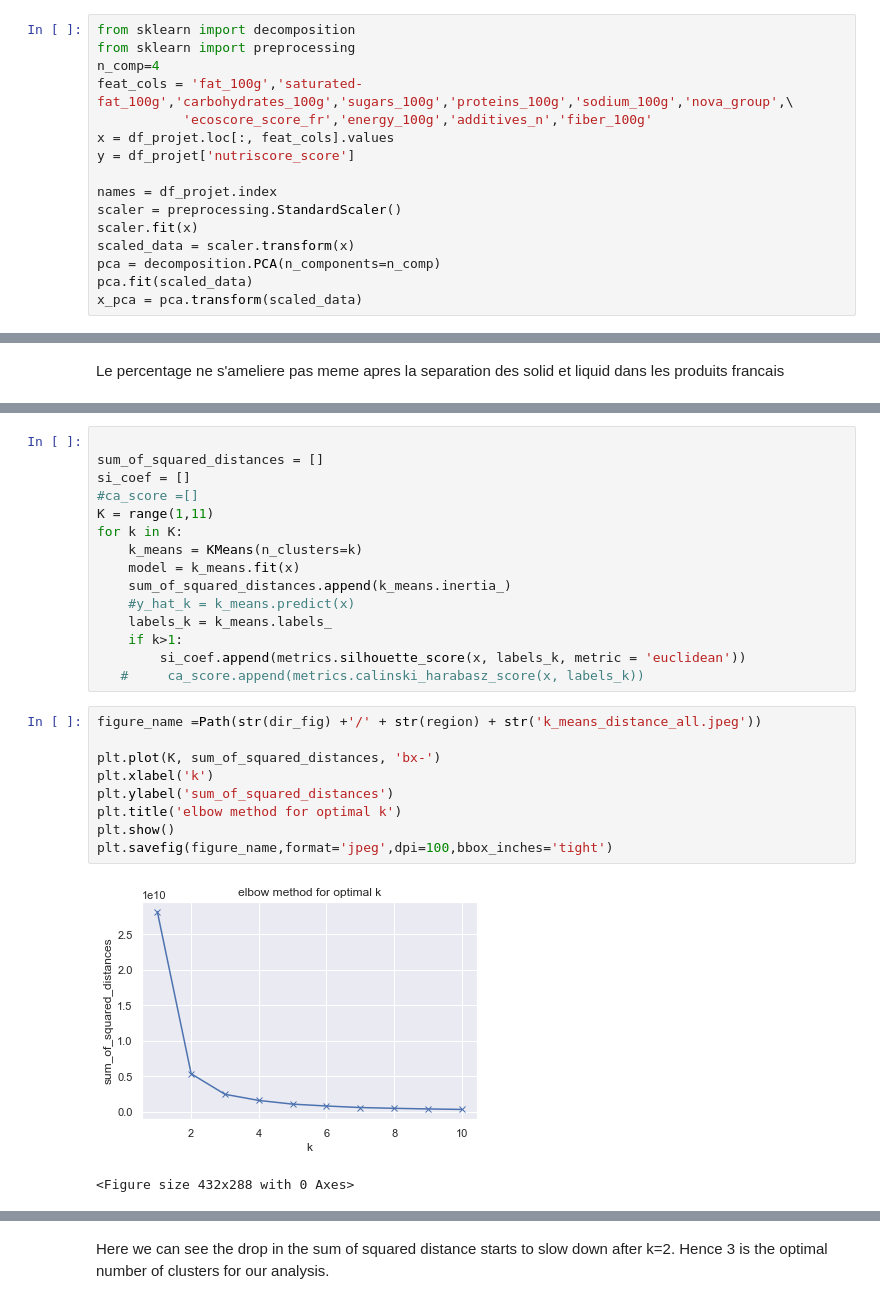
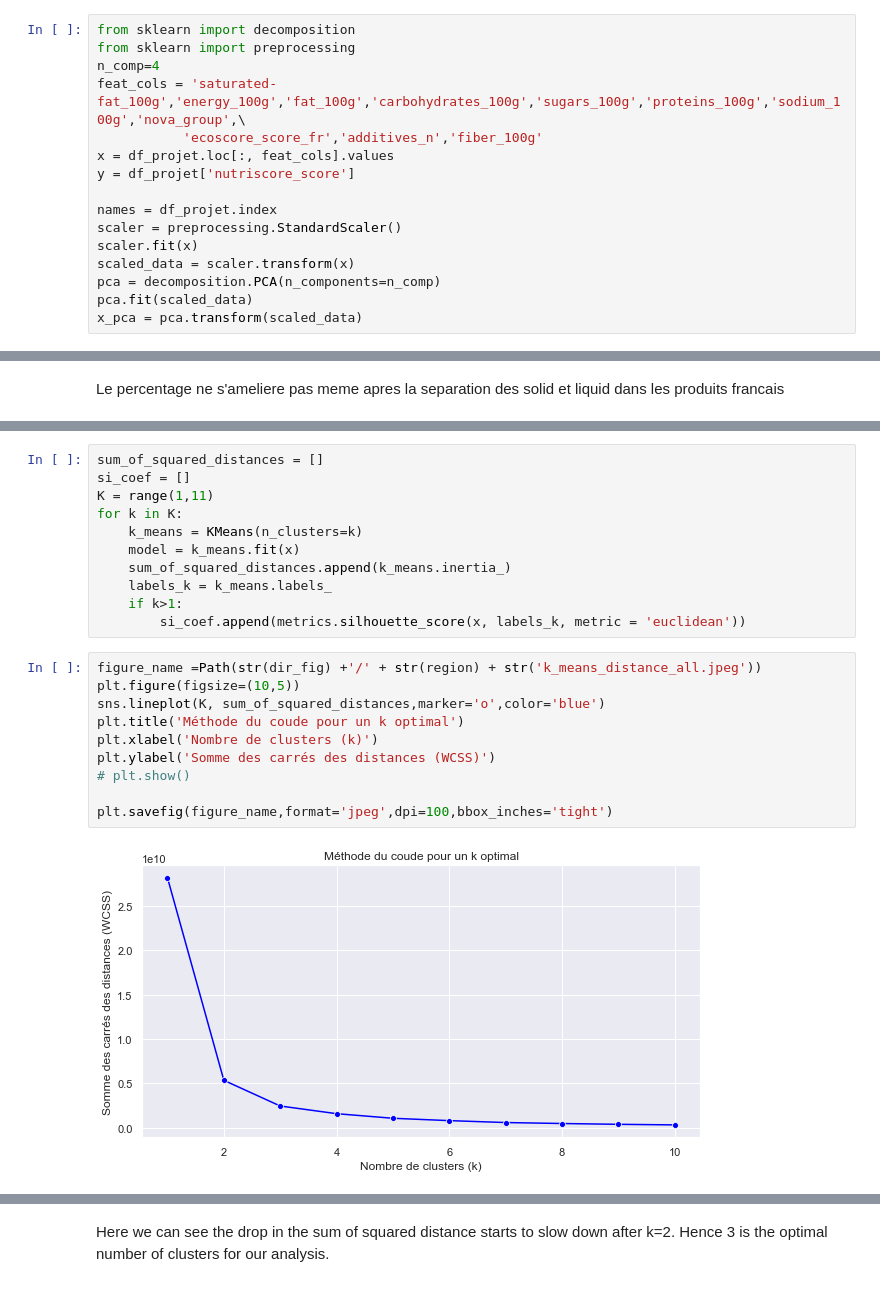
Before and after one commit to yonssJ/Data-Science-Course, a Jupyter notebook: PSanté_JOSE_Yonss/PSanté_02_notebookexploration.ipynb, the cells around one changed output, grey strips where cells are left out. Drawn from its saved outputs; the diff is of its cells as text.

```diff
--- a/PSanté_JOSE_Yonss/PSanté_02_notebookexploration.ipynb
+++ b/PSanté_JOSE_Yonss/PSanté_02_notebookexploration.ipynb
@@ -292,8 +269,8 @@ d,e      1235         1240               1065         13.8              10586
 from sklearn import decomposition
 from sklearn import preprocessing
 n_comp=4
-feat_cols = 'fat_100g','saturated-fat_100g','carbohydrates_100g','sugars_100g','proteins_100g','sodium_100g','nova_group',\
-           'ecoscore_score_fr','energy_100g','additives_n','fiber_100g'
+feat_cols = 'saturated-fat_100g','energy_100g','fat_100g','carbohydrates_100g','sugars_100g','proteins_100g','sodium_100g','nova_group',\
+           'ecoscore_score_fr','additives_n','fiber_100g'
 x = df_projet.loc[:, feat_cols].values
 y = df_projet['nutriscore_score']
 
@@ -476,28 +439,24 @@ Le percentage ne s'ameliere pas meme apres la separation des solid et liquid dan
 # %%
-
 sum_of_squared_distances = []
 si_coef = []
-#ca_score =[]
 K = range(1,11)
 for k in K:
     k_means = KMeans(n_clusters=k)
     model = k_means.fit(x)
     sum_of_squared_distances.append(k_means.inertia_)
-    #y_hat_k = k_means.predict(x)
     labels_k = k_means.labels_
     if k>1:
         si_coef.append(metrics.silhouette_score(x, labels_k, metric = 'euclidean'))
-   #     ca_score.append(metrics.calinski_harabasz_score(x, labels_k))
 # %%
 figure_name =Path(str(dir_fig) +'/' + str(region) + str('k_means_distance_all.jpeg'))
+plt.figure(figsize=(10,5))
+sns.lineplot(K, sum_of_squared_distances,marker='o',color='blue')
+plt.title('Méthode du coude pour un k optimal')
+plt.xlabel('Nombre de clusters (k)')
+plt.ylabel('Somme des carrés des distances (WCSS)')
+# plt.show()
 
-plt.plot(K, sum_of_squared_distances, 'bx-')
-plt.xlabel('k')
-plt.ylabel('sum_of_squared_distances')
-plt.title('elbow method for optimal k')
-plt.show()
 plt.savefig(figure_name,format='jpeg',dpi=100,bbox_inches='tight')
 # %% [output]
-[figure, old version]
+[figure, new version]
-<Figure size 432x288 with 0 Axes>
 # %%
```
Also changed, not shown: parts of 75 cells of this notebook, 2 other files.
